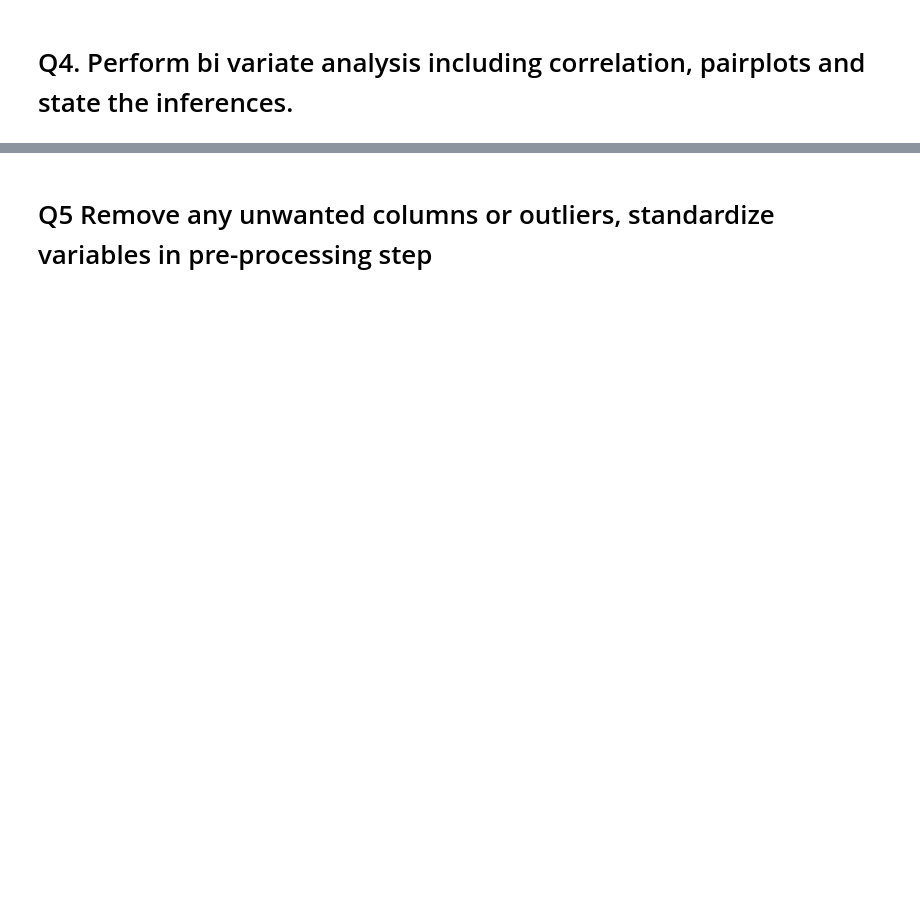
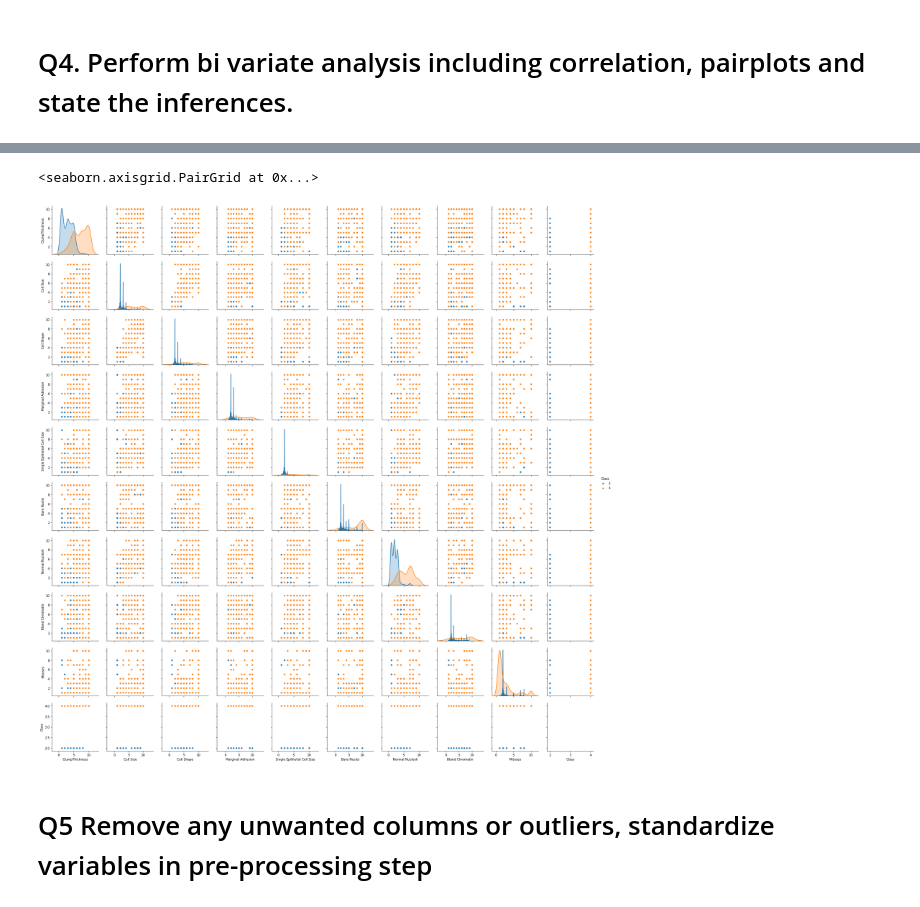
Before and after one commit to GreatLearningAIML1/bangalore-aug19-batch-knightriderX, a Jupyter notebook: Residency5/R5_Internal_Lab_PCA_PBRS_KG_Solutions.ipynb, the cells around one changed output, grey strips where cells are left out. Saved outputs shown, nothing was run; the diff lists cells and outputs as text; code cells hidden in the pictures; blank space fills up the shorter version.

```diff
--- a/Residency5/R5_Internal_Lab_PCA_PBRS_KG_Solutions.ipynb
+++ b/Residency5/R5_Internal_Lab_PCA_PBRS_KG_Solutions.ipynb
@@ -56,6 +250,10 @@ bcd_df.head(10)
 # Target variable shows high correlation with most of these variables
 # %%
 #Let us check for pair plots
+sns.pairplot(bcd_df,hue='Class')
+# %% [output]
+<seaborn.axisgrid.PairGrid at 0x...>
+[figure, added]
 # %%
 # Relationship between variables shows come correlation.
 # Distribution of variables shows most of the values are concentrated on lower side, though range remains same for all that is
```
Also changed, not shown: parts of 25 cells of this notebook.
